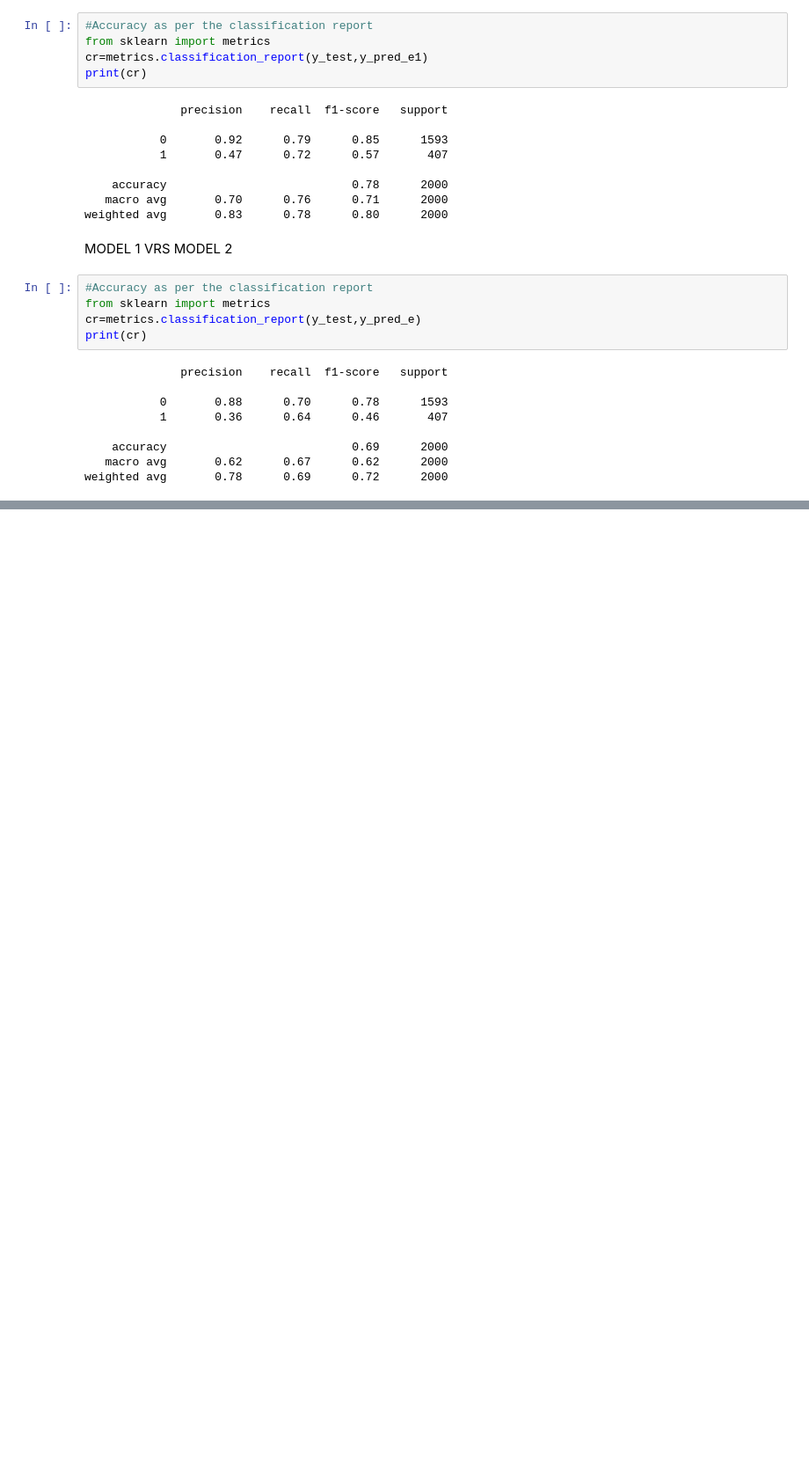
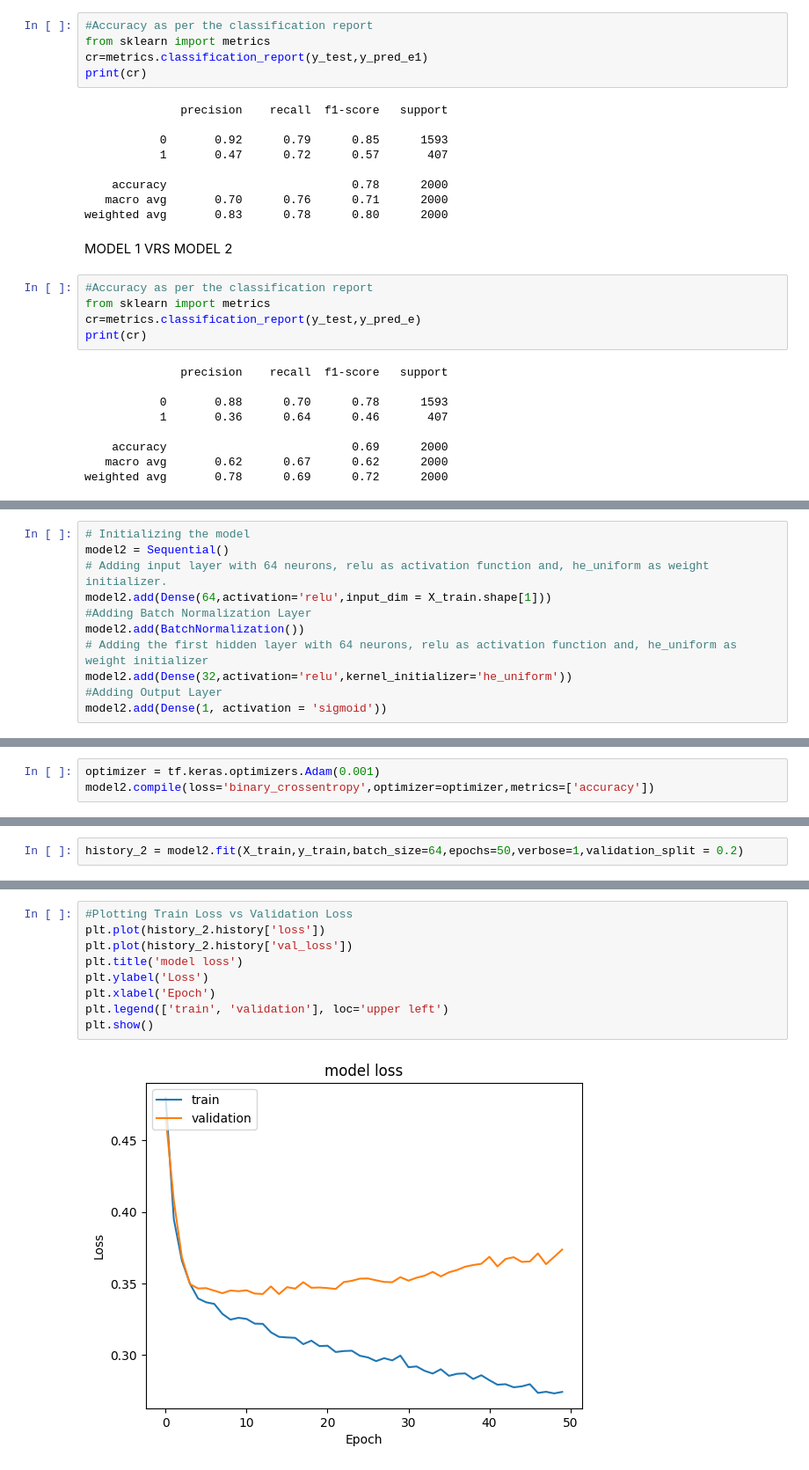
Before and after one commit to muratgguzel/AIML-DeepNN_Project7-BankChurnPrediction, a Jupyter notebook: Murat_Goksenin_Guzel_Project7_v2_1.ipynb, the cells around one changed output, grey strips where cells are left out. Shown at 88% size. Saved outputs shown, nothing was run; the diff lists cells and outputs as text; blank space fills up the shorter version.

```diff
--- a/Murat_Goksenin_Guzel_Project7_v2_1.ipynb
+++ b/Murat_Goksenin_Guzel_Project7_v2_1.ipynb
@@ -1569,0 +1578,11 @@ weighted avg       0.78      0.69      0.72      2000
+# %%
+# Initializing the model
+model2 = Sequential()
+# Adding input layer with 64 neurons, relu as activation function and, he_uniform as weight initializer.
+model2.add(Dense(64,activation='relu',input_dim = X_train.shape[1]))
+#Adding Batch Normalization Layer
+model2.add(BatchNormalization())
+# Adding the first hidden layer with 64 neurons, relu as activation function and, he_uniform as weight initializer
+model2.add(Dense(32,activation='relu',kernel_initializer='he_uniform'))
+#Adding Output Layer
+model2.add(Dense(1, activation = 'sigmoid'))
@@ -1569,0 +1612,3 @@ weighted avg       0.78      0.69      0.72      2000
+# %%
+optimizer = tf.keras.optimizers.Adam(0.001)
+model2.compile(loss='binary_crossentropy',optimizer=optimizer,metrics=['accuracy'])
@@ -1569,0 +1617,2 @@ weighted avg       0.78      0.69      0.72      2000
+# %%
+history_2 = model2.fit(X_train,y_train,batch_size=64,epochs=50,verbose=1,validation_split = 0.2)
@@ -1569,0 +1637,11 @@ weighted avg       0.78      0.69      0.72      2000
+# %%
+#Plotting Train Loss vs Validation Loss
+plt.plot(history_2.history['loss'])
+plt.plot(history_2.history['val_loss'])
+plt.title('model loss')
+plt.ylabel('Loss')
+plt.xlabel('Epoch')
+plt.legend(['train', 'validation'], loc='upper left')
+plt.show()
+# %% [output]
+[figure, added]
```
Also changed, not shown: parts of 16 cells of this notebook.
